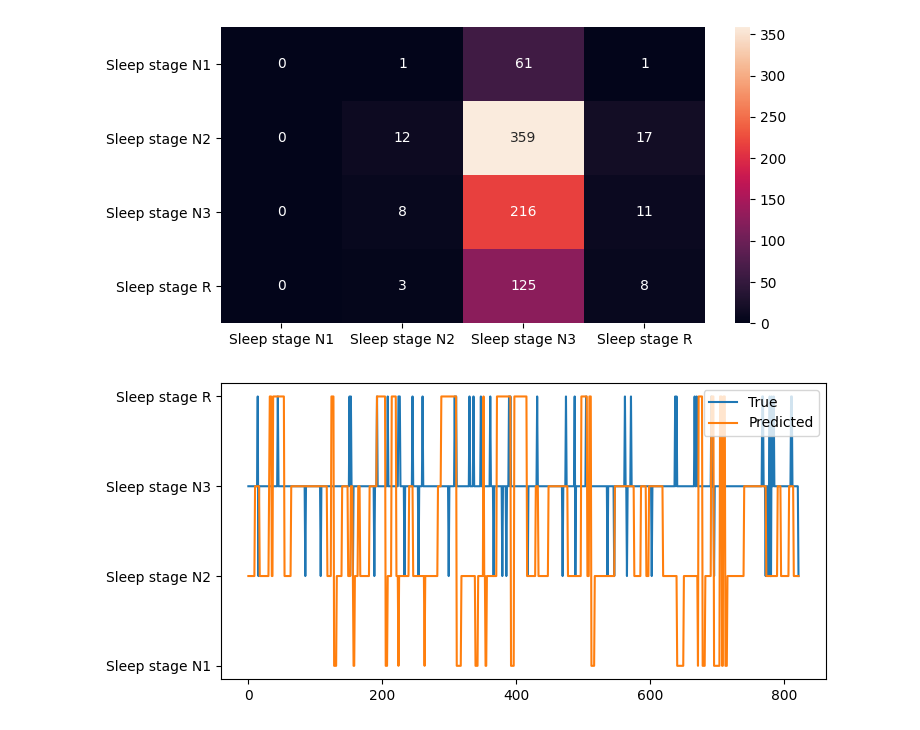
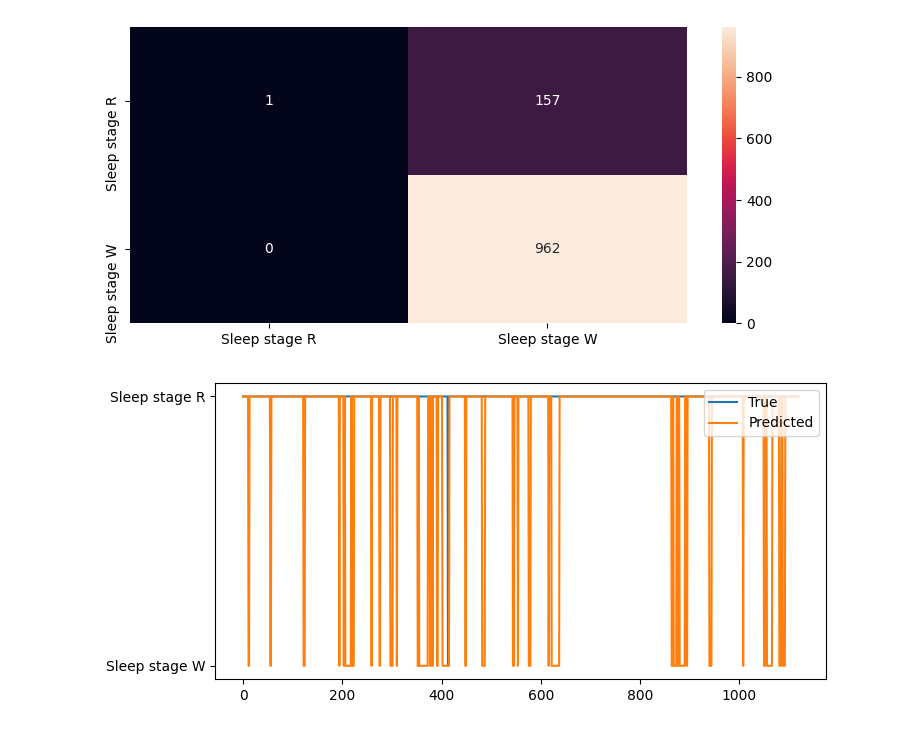
Before and after one commit to Jorgvt/SSD_IA3, a Jupyter notebook: MainPaco.ipynb, the cells around one changed output. Saved outputs shown, nothing was run; the diff lists cells and outputs as text; code cells hidden in the pictures.

```diff
--- a/MainPaco.ipynb
+++ b/MainPaco.ipynb
@@ -47,0 +64,22 @@ val_dataset_generator = tf.data.Dataset.from_generator(val_generator, output_typ
+# %%
+# dataset concated =>
+
+full_dataset = tf.data.experimental.sample_from_datasets(
+    [ds_1, ds_2, ds_3, ds_4, ds_5, ds_6, ds_7, ds_8, ds_9]
+)
+# %%
+# train test spliting =>
+
+DATASET_SIZE = len(list(full_dataset))
+
+train_size = int(0.7 * DATASET_SIZE)
+val_size = int(0.15 * DATASET_SIZE)
+test_size = int(0.15 * DATASET_SIZE)
+
+# full_dataset = tf.data.TFRecordDataset(FLAGS.input_file)
+# full_dataset = full_dataset.shuffle()
+
+train_ds = full_dataset.take(train_size)
+test_ds = full_dataset.skip(train_size)
+valid_ds = test_ds.skip(val_size)
+test_ds = test_ds.take(test_size)
@@ -49,7 +96,8 @@ val_dataset_generator = tf.data.Dataset.from_generator(val_generator, output_typ
 model = TinySleepNet.TinySleepNet(sampling_rate, len(channels), output_classes)
 # %%
 model.compile(loss="sparse_categorical_crossentropy", optimizer='adam', metrics=['accuracy'])
-history = model.fit(train_dataset_generator, epochs=50, validation_data=val_dataset_generator) # , callbacks=[WandbCallback()])
+# history = model.fit(dataset, epochs=50, validation_data=val_dataset_generator, callbacks=[WandbCallback()])
+history = model.fit(train_ds, epochs=50, validation_data=valid_ds, callbacks=[WandbCallback()])
 model.summary()
 # %% [output]
 Epoch 1/50
@@ -77,22 +128,19 @@ plot_history(history)
 # %%
-# test confusion => anche se inefficientemente cargo en memo e riconversione in array => ?
+# test
 
 y_real = []
 y_pred = []
 
-for x, y in test_dataset_generator:
+for x, y in test_ds:
     y_real.extend(y.numpy())
     y_pred_batch = model.predict(x)
     y_pred_batch = np.argmax(y_pred_batch, axis=-1)
     y_pred.extend(y_pred_batch)
-
-y_real = np.array(y_real)
-y_pred = np.array(y_pred)
 # %%
-plot_cm(y_real, y_pred, train_dataset.id_to_class_dict.values())
+plot_cm(y_real, y_pred, patient_1.id_to_class_dict.values())
 # %% [output]
-[figure, old version]
+[figure, new version]
 # %%
-plot_hypnogram(y_real, y_pred, train_dataset.id_to_class_dict)
+plot_hypnogram(y_real, y_pred, patient_1.id_to_class_dict)
 # %% [output]
-[figure, old version]
+[figure, new version]
```
Also changed, not shown: parts of 10 cells of this notebook, 1 other file.
